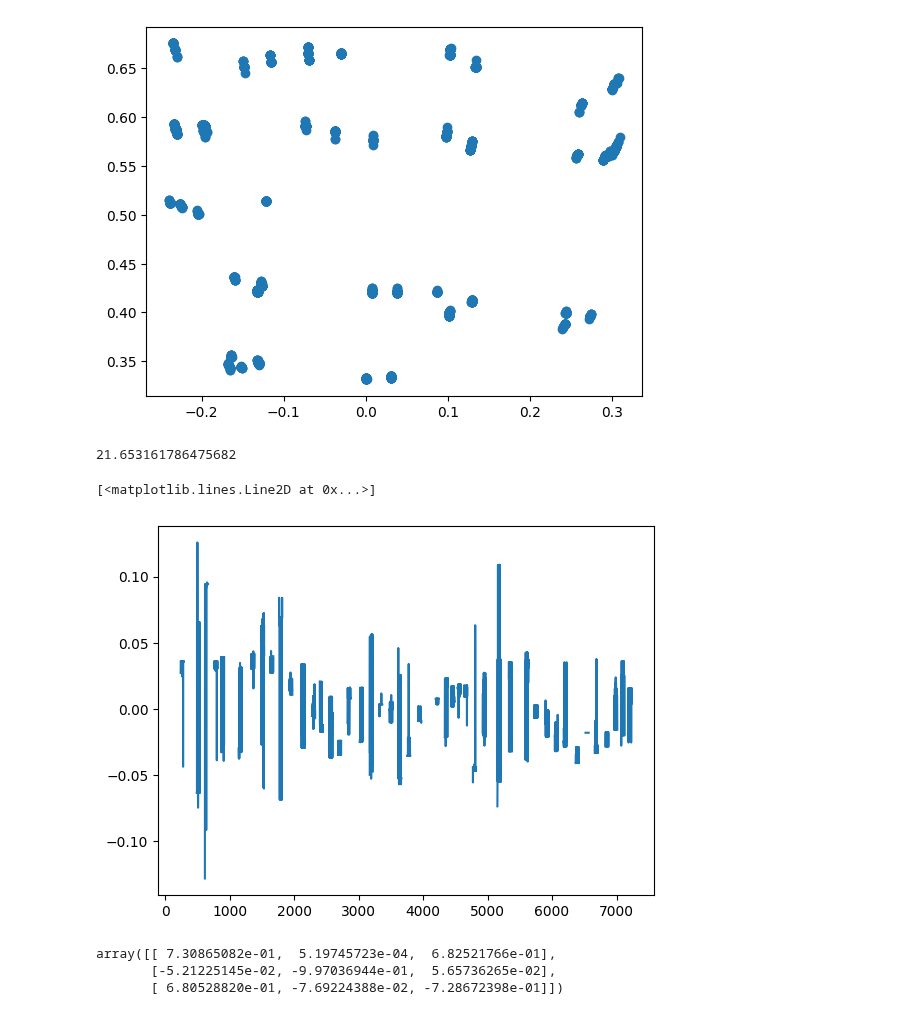
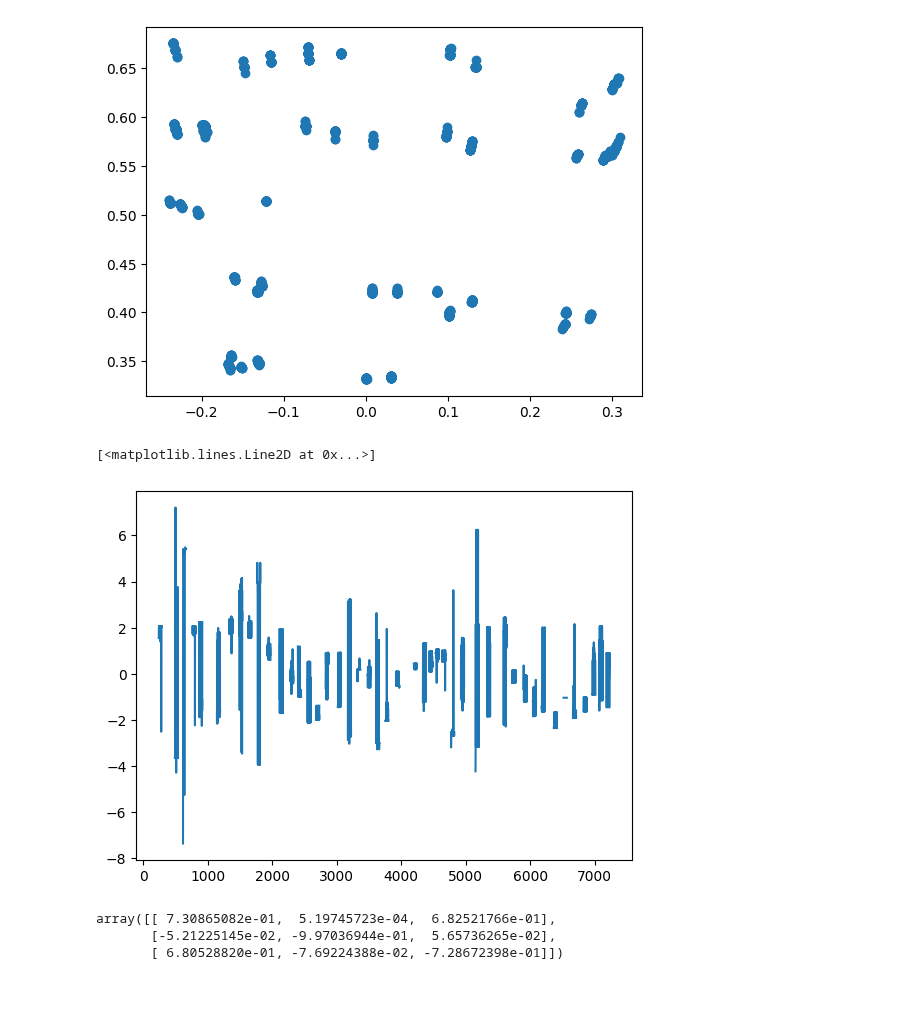
Before and after one commit to SujithChristopher/armbo, a Jupyter notebook: speed_bins/angle_analysis.ipynb, the cells around one changed output. Drawn from its saved outputs; the diff is of its cells as text; code cells hidden in the pictures.

```diff
--- a/speed_bins/angle_analysis.ipynb
+++ b/speed_bins/angle_analysis.ipynb
@@ -242,15 +242,11 @@ for i in range(len(ar_df['sync'])):
         _rvecs.append(ar_df[['rx','ry','rz']][i].to_numpy())
 
 _rvecs = np.array(_rvecs).reshape(-1, 3)
-# %%
-np.linalg.norm(_rvecs.T[0])
-# %% [output]
-21.653161786475682
 # %%
-plt.plot(ar_df['trigger']*ar_df['ry'])
+plt.plot(np.rad2deg(ar_df['trigger']*ar_df['ry']))
 # %% [output]
 [<matplotlib.lines.Line2D at 0x...>]
-[figure, old version]
+[figure, new version]
 # %%
 cv2.Rodrigues(ar_df[['rx', 'ry', 'rz']][0].to_numpy())[0]
 # %% [output]
```
